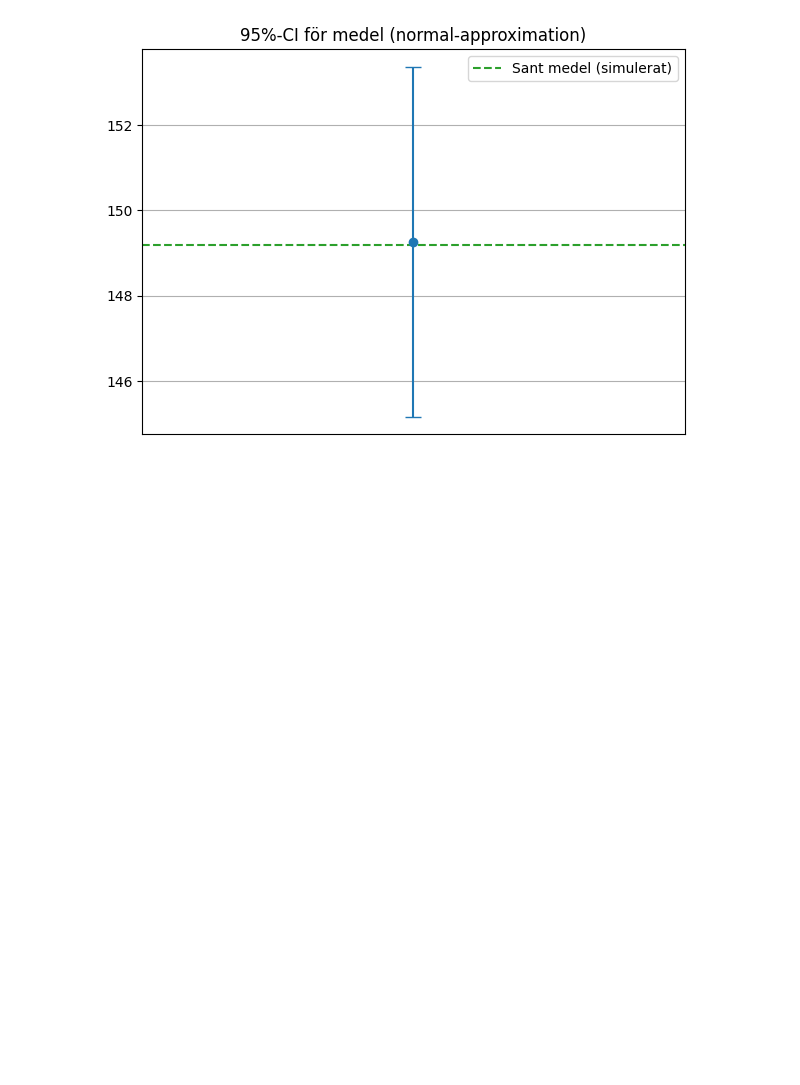
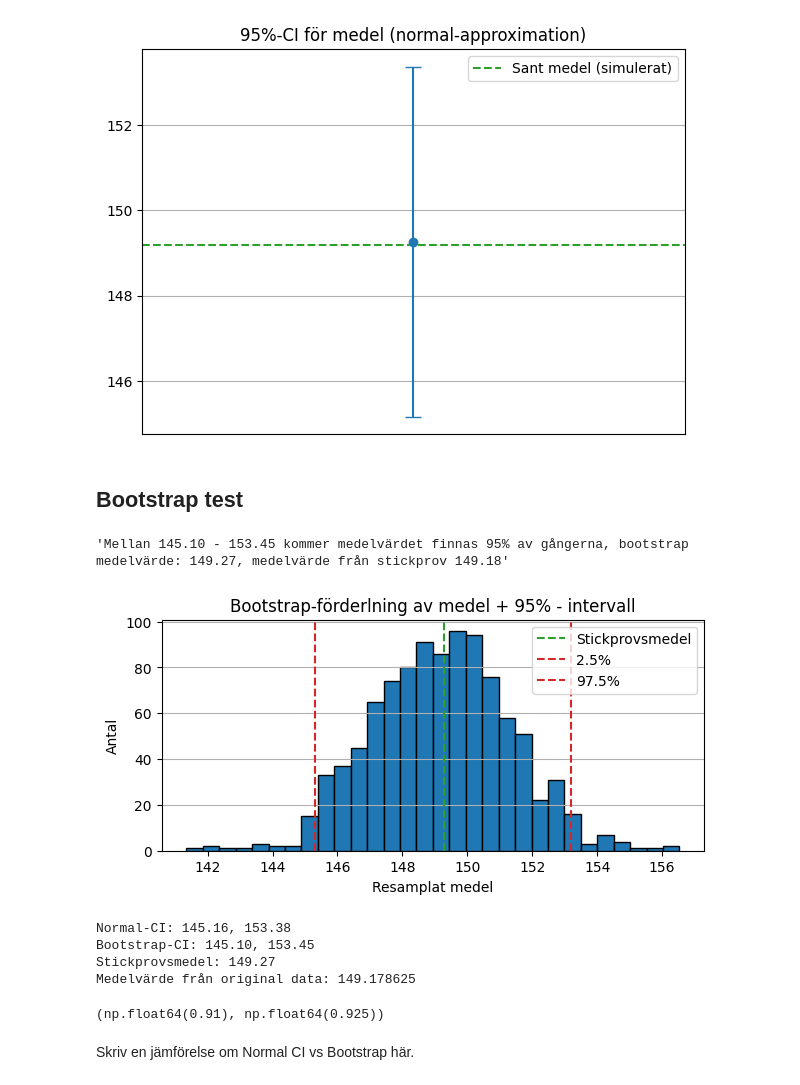
Before and after one commit to elinwahlgren/Halsostudie, a Jupyter notebook: report.ipynb, the cells around one changed output. Saved outputs shown, nothing was run; the diff lists cells and outputs as text; code cells hidden in the pictures; blank space fills up the shorter version.

Commit message:
Lagt till Bootstrap test, och jämfört skillnaderna

```diff
--- a/report.ipynb
+++ b/report.ipynb
@@ -181,3 +183,67 @@ ax.set_title("95%-CI för medel (normal-approximation)")
 plt.show()
 # %% [output]
 [figure]
+# %% [markdown]
+## Bootstrap test
+# %%
+def ci_mean_bootstrap(x, B= 5000, confidence = 0.95):
+    x = np.array(x, dtype = float)
+    n = len(x)
+    boot_means = np.empty(B)
+    for b in range(B):
+        boot_sample =  np.random.choice(x, size= n, replace=True)
+        boot_means[b] = np.mean(boot_sample)
+
+    alpha = (1 - confidence) / 2
+    lo, hi = np.percentile(boot_means, [100*alpha, 100*(1 - alpha) ])
+    return float(lo), float(hi), float(np.mean(x)),
+b_lo, b_hi, b_mean= ci_mean_bootstrap(stick)
+f"Mellan {b_lo:.2f} - {b_hi:.2f} kommer medelvärdet finnas 95% av gångerna, bootstrap medelvärde: {b_mean:.2f}, medelvärde från stickprov {float(mean_bp):.2f}"
+# %% [output]
+'Mellan 145.10 - 153.45 kommer medelvärdet finnas 95% av gångerna, bootstrap medelvärde: 149.27, medelvärde från stickprov 149.18'
+# %%
+fig, ax = plt.subplots(figsize= (7,3))
+boot_info = np.array([np.mean(np.random.choice(stick, size=len(stick), replace= True)) for _ in range(1000)])
+
+ax.hist(boot_info, bins = 30, edgecolor = "black")
+ax.axvline(np.mean(stick), color="tab:green", linestyle="--", label="Stickprovsmedel")
+ax.axvline(np.percentile(boot_info, 2.5), color="tab:red", linestyle="--", label="2.5%")
+ax.axvline(np.percentile(boot_info, 97.5), color="tab:red", linestyle="--", label="97.5%")
+ax.set_title("Bootstrap-förderlning av medel + 95% - intervall")
+ax.set_xlabel("Resamplat medel")
+ax.set_ylabel("Antal")
+ax.grid(True, axis="y")
+plt.legend()
+plt.show()
+# %% [output]
+[figure, added]
+# %%
+print(f"Normal-CI: {lo:.2f}, {hi:.2f}")
+print(f"Bootstrap-CI: {b_lo:.2f}, {b_hi:.2f}")
+print("Stickprovsmedel:", mean_stick, "\nMedelvärde från original data:", mean_bp)
+# %% [output]
+Normal-CI: 145.16, 153.38
+Bootstrap-CI: 145.10, 153.45
+Stickprovsmedel: 149.27
+Medelvärde från original data: 149.178625
+# %%
+def covers_true_mean(method = "normal", n=40, trials=200):
+    hits = 0
+    for _ in range(trials):
+        sample = np.random.choice(df.systolic_bp, size=n, replace=True)
+        if method == "normal":
+            lo, hi, *_ = ci_mean_normal(sample)
+        else:
+            lo, hi, *_ = ci_mean_bootstrap(sample, B=1500)
+        hits += (lo <= mean_bp <= hi)
+    return hits / trials
+
+
+cov_normal = covers_true_mean("normal", n=40, trials=200)
+cov_boot = covers_true_mean("bootstrap", n=40, trials=200)
+
+cov_normal, cov_boot
+# %% [output]
+(np.float64(0.91), np.float64(0.925))
+# %% [markdown]
+Skriv en jämförelse om Normal CI vs Bootstrap här.
```
Also changed, not shown: parts of 2 cells of this notebook.
